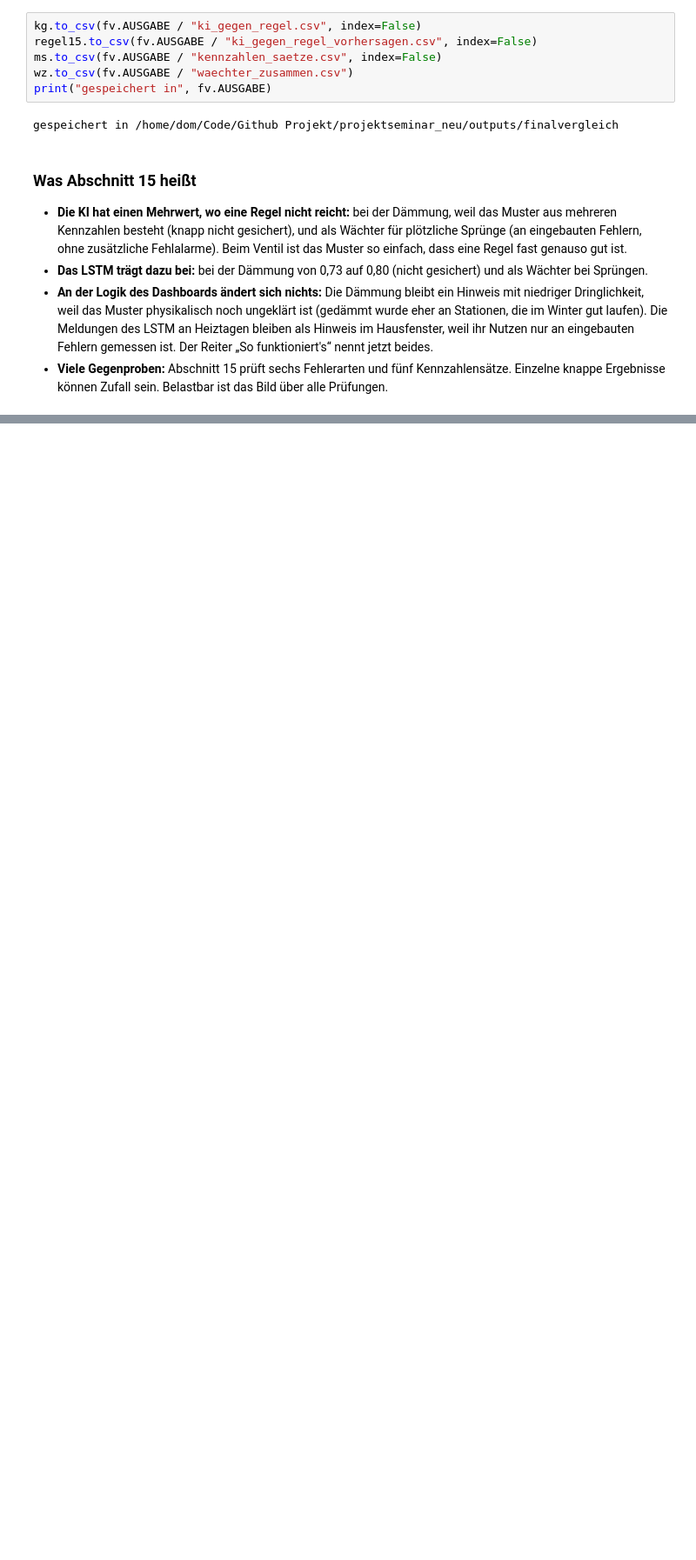
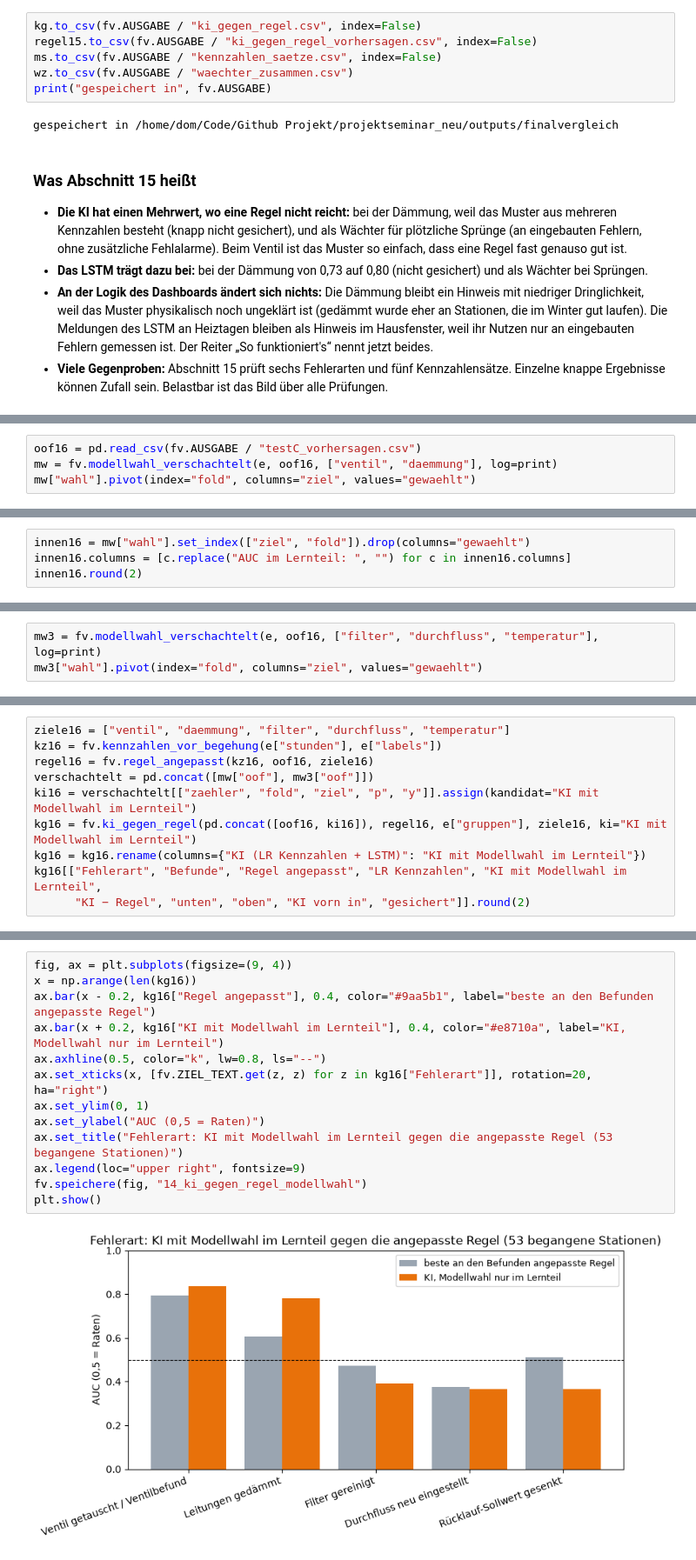
Before and after one commit to ivelinayna/projektseminar, a Jupyter notebook: notebooks/34_modellvergleich_und_umsetzung_nach_aufgabenstellung.ipynb, the cells around one changed output, grey strips where cells are left out. Shown at 87% size. Drawn from its saved outputs; the diff is of its cells as text; blank space fills up the shorter version.

```diff
--- a/notebooks/34_modellvergleich_und_umsetzung_nach_aufgabenstellung.ipynb
+++ b/notebooks/34_modellvergleich_und_umsetzung_nach_aufgabenstellung.ipynb
@@ -2049,0 +2069,4 @@ gespeichert in /home/dom/Code/Github Projekt/projektseminar_neu/outputs/finalver
+# %%
+oof16 = pd.read_csv(fv.AUSGABE / "testC_vorhersagen.csv")
+mw = fv.modellwahl_verschachtelt(e, oof16, ["ventil", "daemmung"], log=print)
+mw["wahl"].pivot(index="fold", columns="ziel", values="gewaehlt")
@@ -2049,0 +2091,4 @@ gespeichert in /home/dom/Code/Github Projekt/projektseminar_neu/outputs/finalver
+# %%
+innen16 = mw["wahl"].set_index(["ziel", "fold"]).drop(columns="gewaehlt")
+innen16.columns = [c.replace("AUC im Lernteil: ", "") for c in innen16.columns]
+innen16.round(2)
@@ -2049,0 +2167,3 @@ gespeichert in /home/dom/Code/Github Projekt/projektseminar_neu/outputs/finalver
+# %%
+mw3 = fv.modellwahl_verschachtelt(e, oof16, ["filter", "durchfluss", "temperatur"], log=print)
+mw3["wahl"].pivot(index="fold", columns="ziel", values="gewaehlt")
@@ -2049,0 +2191,10 @@ gespeichert in /home/dom/Code/Github Projekt/projektseminar_neu/outputs/finalver
+# %%
+ziele16 = ["ventil", "daemmung", "filter", "durchfluss", "temperatur"]
+kz16 = fv.kennzahlen_vor_begehung(e["stunden"], e["labels"])
+regel16 = fv.regel_angepasst(kz16, oof16, ziele16)
+verschachtelt = pd.concat([mw["oof"], mw3["oof"]])
+ki16 = verschachtelt[["zaehler", "fold", "ziel", "p", "y"]].assign(kandidat="KI mit Modellwahl im Lernteil")
+kg16 = fv.ki_gegen_regel(pd.concat([oof16, ki16]), regel16, e["gruppen"], ziele16, ki="KI mit Modellwahl im Lernteil")
+kg16 = kg16.rename(columns={"KI (LR Kennzahlen + LSTM)": "KI mit Modellwahl im Lernteil"})
+kg16[["Fehlerart", "Befunde", "Regel angepasst", "LR Kennzahlen", "KI mit Modellwahl im Lernteil",
+      "KI − Regel", "unten", "oben", "KI vorn in", "gesichert"]].round(2)
@@ -2049,0 +2216,15 @@ gespeichert in /home/dom/Code/Github Projekt/projektseminar_neu/outputs/finalver
+# %%
+fig, ax = plt.subplots(figsize=(9, 4))
+x = np.arange(len(kg16))
+ax.bar(x - 0.2, kg16["Regel angepasst"], 0.4, color="#9aa5b1", label="beste an den Befunden angepasste Regel")
+ax.bar(x + 0.2, kg16["KI mit Modellwahl im Lernteil"], 0.4, color="#e8710a", label="KI, Modellwahl nur im Lernteil")
+ax.axhline(0.5, color="k", lw=0.8, ls="--")
+ax.set_xticks(x, [fv.ZIEL_TEXT.get(z, z) for z in kg16["Fehlerart"]], rotation=20, ha="right")
+ax.set_ylim(0, 1)
+ax.set_ylabel("AUC (0,5 = Raten)")
+ax.set_title("Fehlerart: KI mit Modellwahl im Lernteil gegen die angepasste Regel (53 begangene Stationen)")
+ax.legend(loc="upper right", fontsize=9)
+fv.speichere(fig, "14_ki_gegen_regel_modellwahl")
+plt.show()
+# %% [output]
+[figure, added]
```
Also changed, not shown: parts of 22 cells of this notebook, 7 other files.
